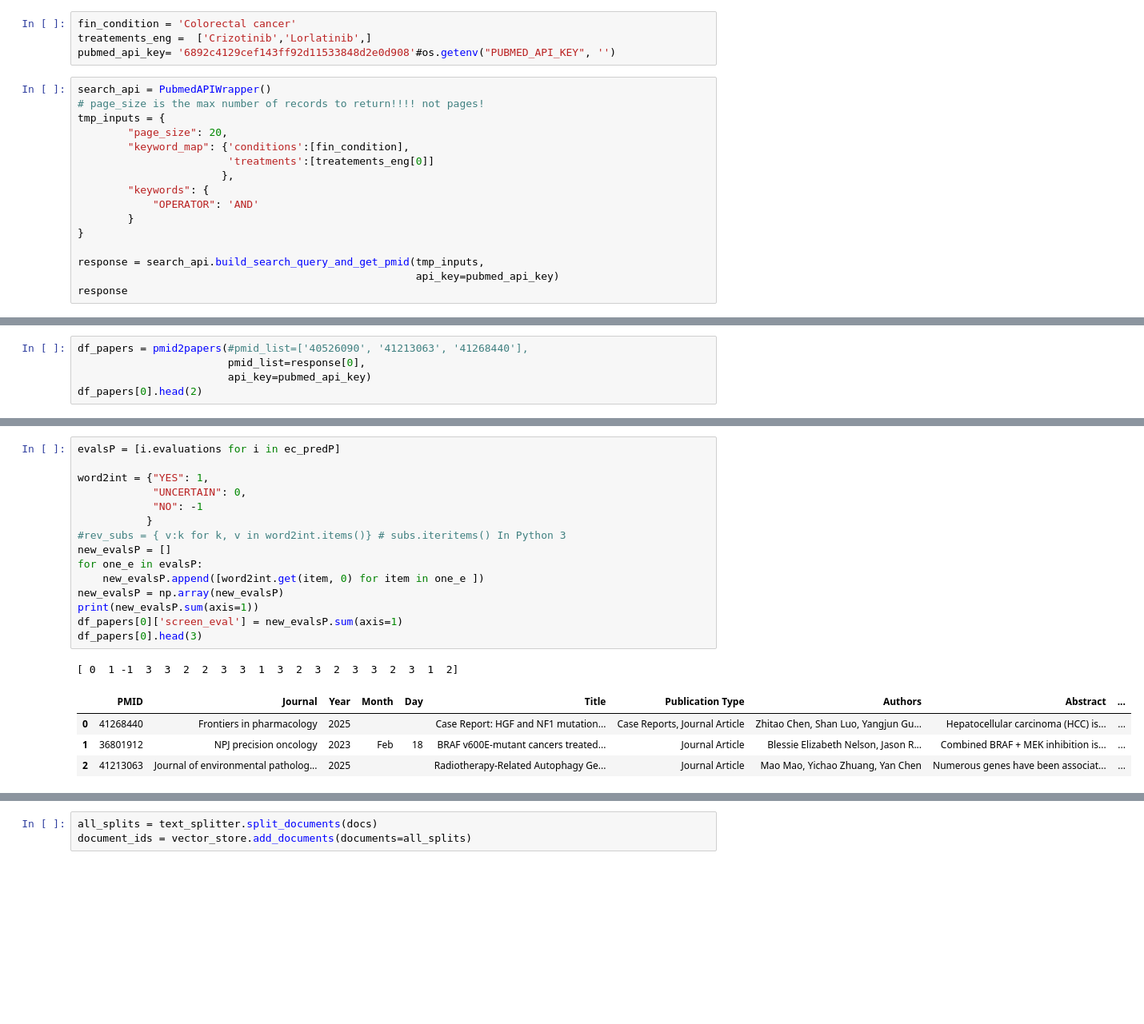
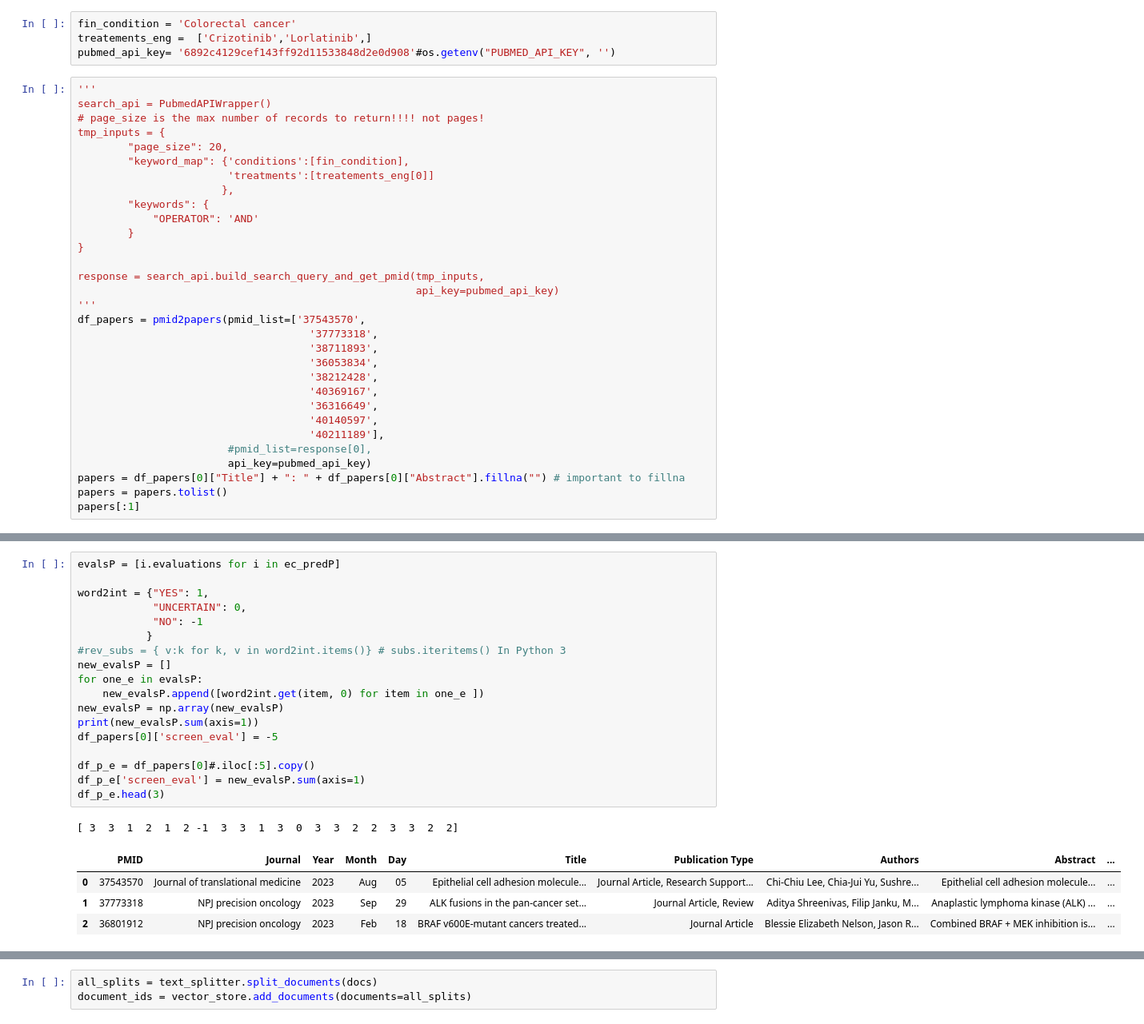
Before and after one commit to Mpkosh/TrialMind-SLR, a Jupyter notebook: ollama.ipynb, the cells around one changed output, grey strips where cells are left out. Shown at 80% size. Saved outputs shown, nothing was run; the diff lists cells and outputs as text; blank space fills up the shorter version.

```diff
--- a/ollama.ipynb
+++ b/ollama.ipynb
@@ -33,6 +45,7 @@ fin_condition = 'Colorectal cancer'
 treatements_eng =  ['Crizotinib','Lorlatinib',]
 pubmed_api_key= '6892c4129cef143ff92d11533848d2e0d908'#os.getenv("PUBMED_API_KEY", '')
 # %%
+'''
 search_api = PubmedAPIWrapper()
 # page_size is the max number of records to return!!!! not pages!
 tmp_inputs = {
@@ -47,5 +60,19 @@ tmp_inputs = {
 
 response = search_api.build_search_query_and_get_pmid(tmp_inputs,
                                                       api_key=pubmed_api_key)
-response
+'''
+df_papers = pmid2papers(pmid_list=['37543570',
+                                     '37773318',
+                                     '38711893',
+                                     '36053834',
+                                     '38212428',
+                                     '40369167',
+                                     '36316649',
+                                     '40140597',
+                                     '40211189'],
+                        #pmid_list=response[0],
+                        api_key=pubmed_api_key)
+papers = df_papers[0]["Title"] + ": " + df_papers[0]["Abstract"].fillna("") # important to fillna
+papers = papers.tolist()
+papers[:1]
 # %% [output]
@@ -69,5 +79,0 @@ response
-# %%
-df_papers = pmid2papers(#pmid_list=['40526090', '41213063', '41268440'],
-                        pmid_list=response[0],
-                        api_key=pubmed_api_key)
-df_papers[0].head(2)
@@ -137,21 +137,24 @@ OUTPUTS:  [PaperEvaluation(evaluations=['NO', 'YES', 'UNCERTAIN'], rationale=['T
 # %%
 evalsP = [i.evaluations for i in ec_predP]
 
 word2int = {"YES": 1,
             "UNCERTAIN": 0,
             "NO": -1
            }
 #rev_subs = { v:k for k, v in word2int.items()} # subs.iteritems() In Python 3
 new_evalsP = []
 for one_e in evalsP:
     new_evalsP.append([word2int.get(item, 0) for item in one_e ])
 new_evalsP = np.array(new_evalsP)
 print(new_evalsP.sum(axis=1))
-df_papers[0]['screen_eval'] = new_evalsP.sum(axis=1)
-df_papers[0].head(3)
+df_papers[0]['screen_eval'] = -5
+
+df_p_e = df_papers[0]#.iloc[:5].copy()
+df_p_e['screen_eval'] = new_evalsP.sum(axis=1)
+df_p_e.head(3)
 # %% [output]
-[ 0  1 -1  3  3  2  2  3  3  1  3  2  3  2  3  3  2  3  1  2]
+[ 3  3  1  2  1  2 -1  3  3  1  3  0  3  3  2  2  3  3  2  2]
 |  | PMID | Journal | Year | Month | Day | Title | Publication Type | Authors | Abstract | ... |
-| 0 | 41268440 | Frontiers in pharmacology | 2025 |  |  | Case Report: HGF and NF1 mutation... | Case Reports, Journal Article | Zhitao Chen, Shan Luo, Yangjun Gu... | Hepatocellular carcinoma (HCC) is... | ... |
-| 1 | 36801912 | NPJ precision oncology | 2023 | Feb | 18 | BRAF v600E-mutant cancers treated... | Journal Article | Blessie Elizabeth Nelson, Jason R... | Combined BRAF + MEK inhibition is... | ... |
-| 2 | 41213063 | Journal of environmental patholog... | 2025 |  |  | Radiotherapy-Related Autophagy Ge... | Journal Article | Mao Mao, Yichao Zhuang, Yan Chen | Numerous genes have been associat... | ... |
+| 0 | 37543570 | Journal of translational medicine | 2023 | Aug | 05 | Epithelial cell adhesion molecule... | Journal Article, Research Support... | Chi-Chiu Lee, Chia-Jui Yu, Sushre... | Epithelial cell adhesion molecule... | ... |
+| 1 | 37773318 | NPJ precision oncology | 2023 | Sep | 29 | ALK fusions in the pan-cancer set... | Journal Article, Review | Aditya Shreenivas, Filip Janku, M... | Anaplastic lymphoma kinase (ALK) ... | ... |
+| 2 | 36801912 | NPJ precision oncology | 2023 | Feb | 18 | BRAF v600E-mutant cancers treated... | Journal Article | Blessie Elizabeth Nelson, Jason R... | Combined BRAF + MEK inhibition is... | ... |
```
Also changed, not shown: parts of 37 cells of this notebook, 27 other files.
